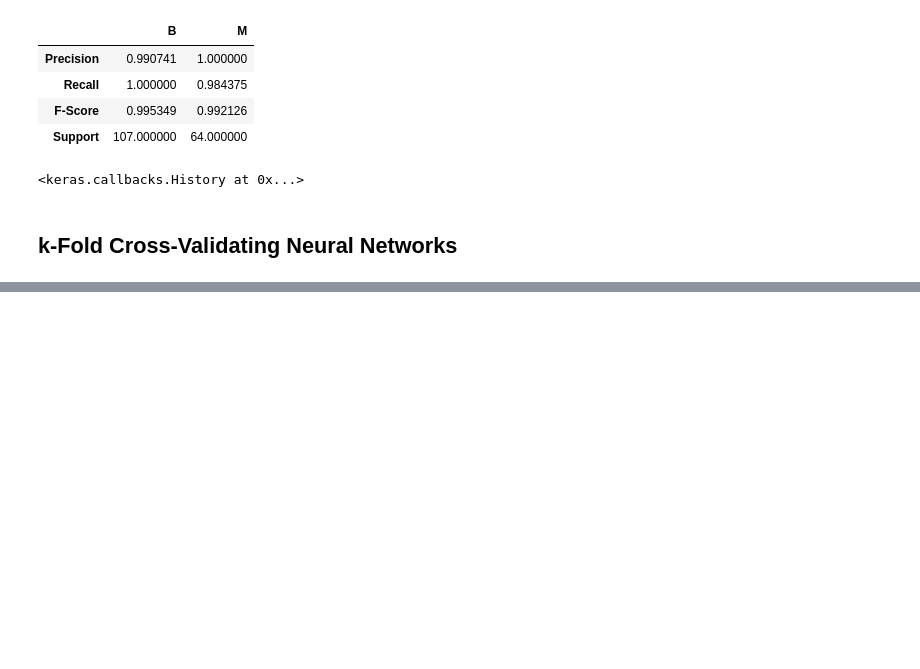
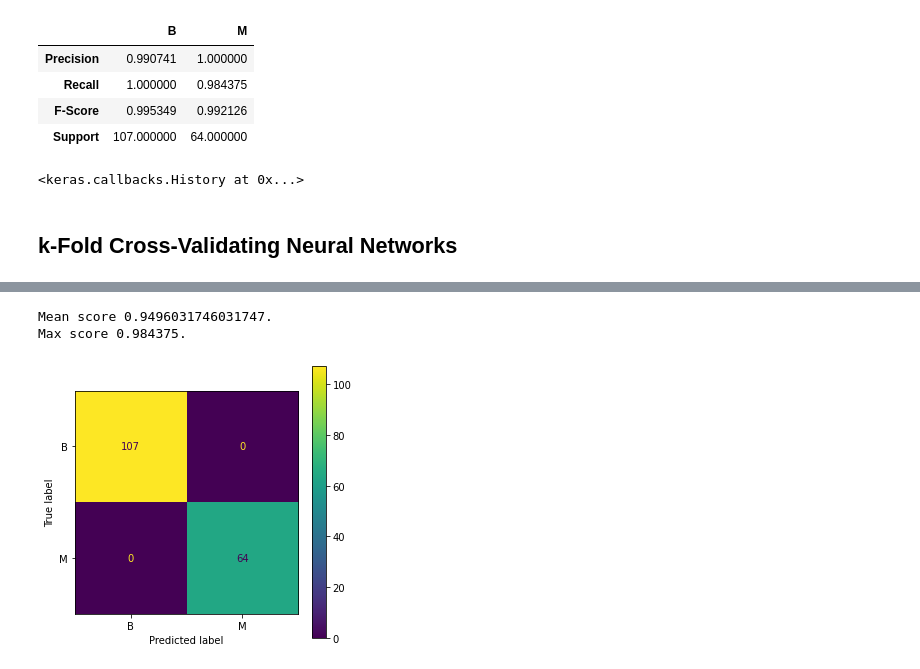
Before and after one commit to tsopeh/neural_networks, a Jupyter notebook: breast_cancer.ipynb, the cells around one changed output, grey strips where cells are left out. Saved outputs shown, nothing was run; the diff lists cells and outputs as text; code cells hidden in the pictures; blank space fills up the shorter version.

```diff
--- a/breast_cancer.ipynb
+++ b/breast_cancer.ipynb
@@ -407,0 +402,22 @@ To enable them in other operations, rebuild TensorFlow with the appropriate comp
+# %%
+def cv_neural_network (X_train, y_train, X_test, y_test):
+    neural_network = KerasClassifier(model=compile_simple_network,
+                                     epochs=32,
+                                     batch_size=32,
+                                     verbose=0)
+
+    results = cross_validate(neural_network, X_train, y_train, cv=5, return_estimator=True, n_jobs=-1)
+    test_scores = results["test_score"]
+    mean_score = test_scores.mean()
+    max_score = test_scores.max()
+    best_estimator = results["estimator"][test_scores.tolist().index(max_score)]
+    print(f"Mean score {mean_score}.")
+    print(f"Max score {max_score}.")
+    plt.figure(figsize=(5, 5))
+    ax = plt.gca()
+    ConfusionMatrixDisplay.from_predictions(y_test, best_estimator.predict(X_test), display_labels=encoder.classes_,
+                                            ax=ax)
+    plt.show()
+
+cv_neural_network(X_train, y_train, X_test, y_test)
+# %% [output]
@@ -408 +441,4 @@ To enable them in other operations, rebuild TensorFlow with the appropriate comp
+Mean score 0.9496031746031747.
+Max score 0.984375.
+[figure, added]
 # %%
```
Also changed, not shown: parts of 10 cells of this notebook.
